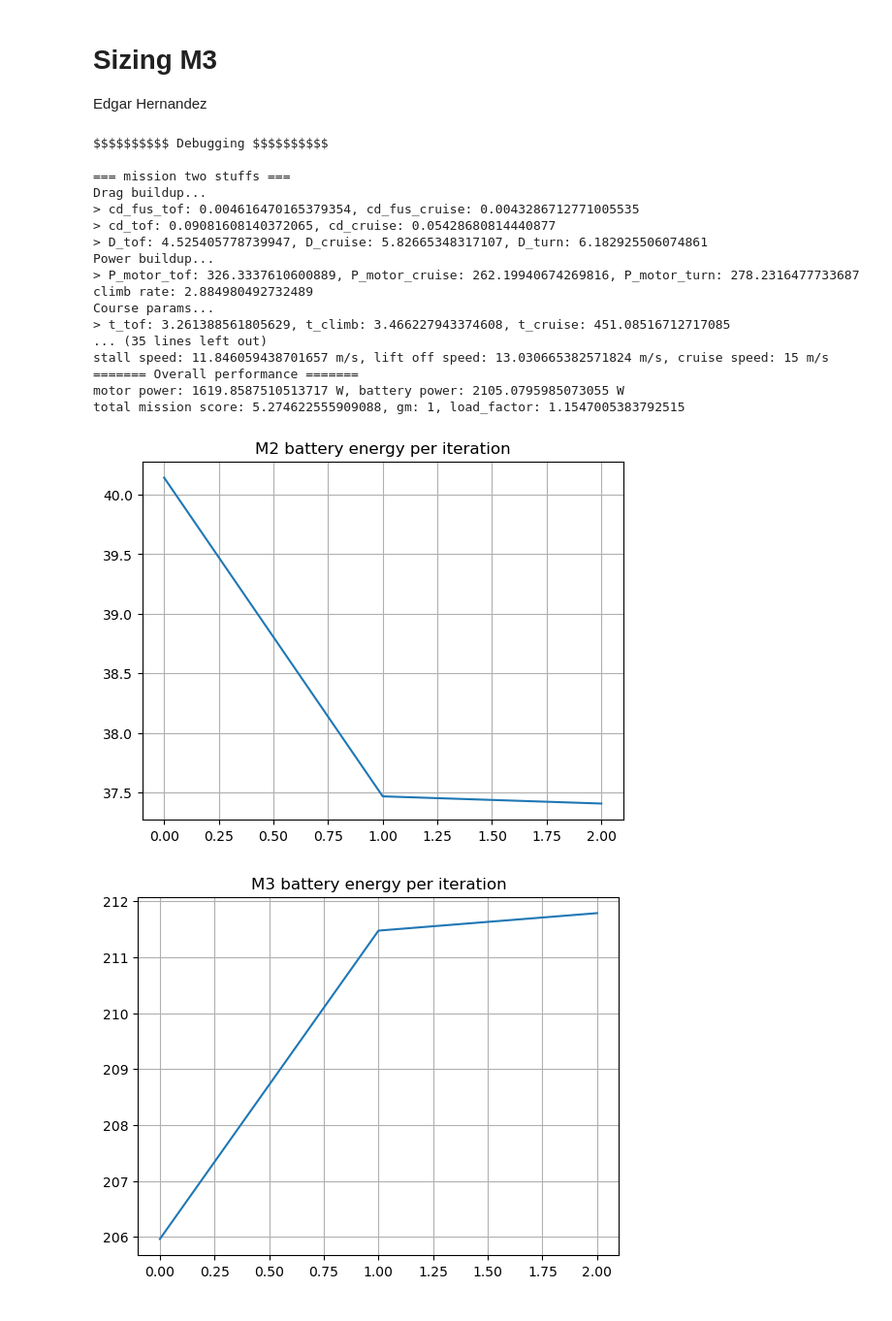
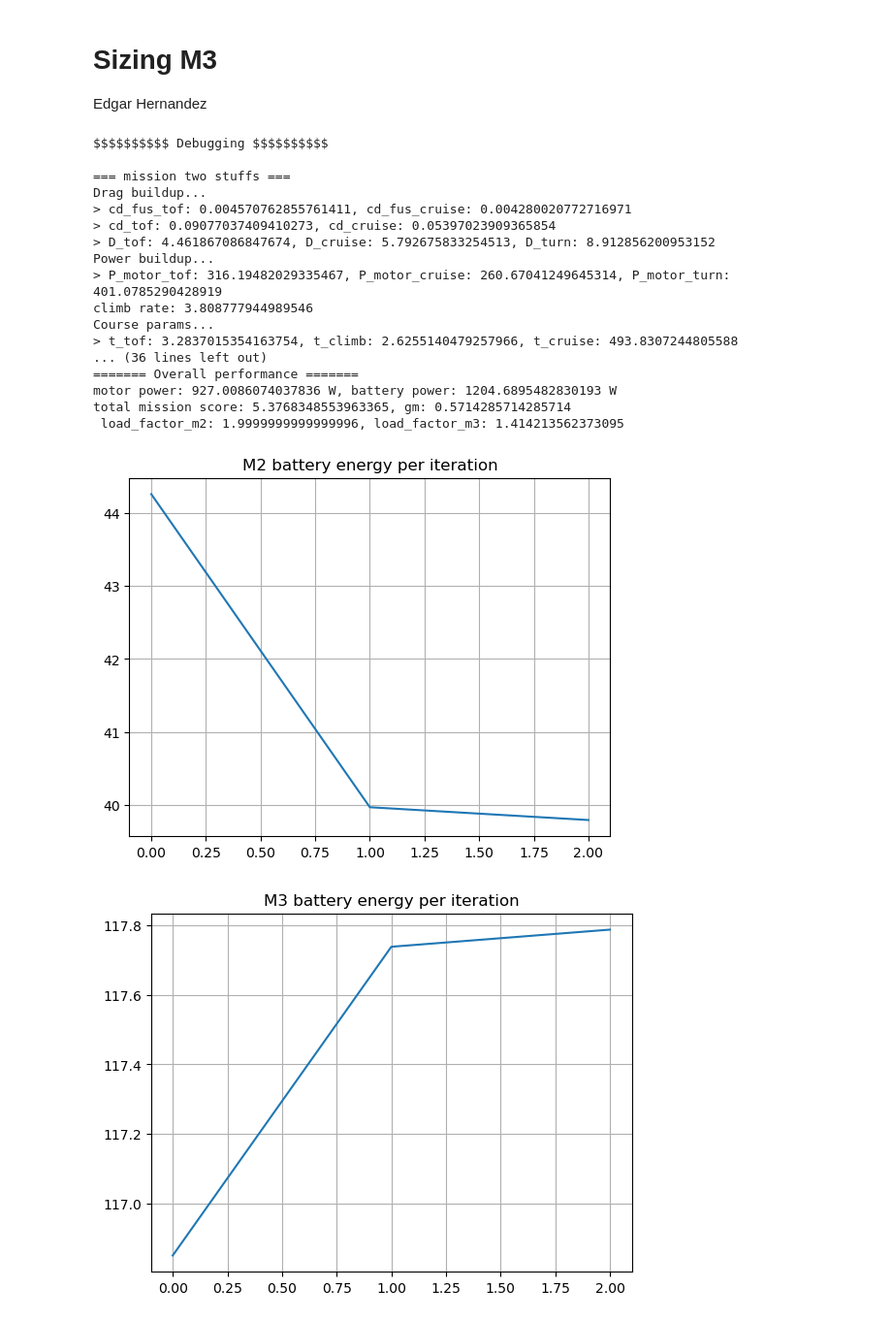
Before and after one commit to edgahhhh/dbf_2026, a Jupyter notebook: conceptual_design/constraint_analysis/sizing_m3.ipynb, the cells around one changed output. Shown: that part at 97% size. Saved outputs shown, nothing was run; the diff lists cells and outputs as text; code cells hidden in the pictures.

```diff
--- a/conceptual_design/constraint_analysis/sizing_m3.ipynb
+++ b/conceptual_design/constraint_analysis/sizing_m3.ipynb
@@ -5,38 +5,39 @@ Edgar Hernandez
 # %%
 from sizing import aircraft
 import numpy as np
 
+
 conditions = { 'altitude asl':397,'cruise altitude agl':10}
-aircraft_design_parameters = {'aspect ratio' : 4,'wing span':1.5,'CLmax':0.85,'CDmin_no_fuselage':0.04,'fineness ratio':6,'turning bank angle':np.pi/6}
+aircraft_design_parameters = {'aspect ratio' : 4,'wing span':1.5,'CLmax':0.85,'CDmin_no_fuselage':0.04,'fineness ratio':6,'m2 bank angle':np.pi/3, 'm3 bank angle': np.pi/4}
 aircraft_design_parameters['conditions'] = conditions
 mission_parameters = {'cargo':3,'ducks':15,'mission two cruise speed': 18,'banner length':5,'mission three cruise speed':15,'banner aspect ratio':5}
 course_parameters = {'ground run': 20,'time limit': 300,'length of straights': 304.8 }
 initial_guess = {'motor mass': 0.1,'m2 battery mass': 0.8,'m3 battery mass':0.5}
 
 my_plane=aircraft(aircraft_design_parameters, mission_parameters, course_parameters, initial_guess)
 
 my_plane.size_aircraft_all_missions(show_summary=True, debug_text=True)
 
 # print(my_plane.eff_system_cruise)
 # print(my_plane.drag_m3_cruise)
 # print(my_plane.drag_m3_turn)
 # %% [output]
 $$$$$$$$$$ Debugging $$$$$$$$$$
 
 === mission two stuffs ===
 Drag buildup...
-> cd_fus_tof: 0.004616470165379354, cd_fus_cruise: 0.0043286712771005535
-> cd_tof: 0.09081608140372065, cd_cruise: 0.05428680814440877
-> D_tof: 4.525405778739947, D_cruise: 5.82665348317107, D_turn: 6.182925506074861
+> cd_fus_tof: 0.004570762855761411, cd_fus_cruise: 0.004280020772716971
+> cd_tof: 0.09077037409410273, cd_cruise: 0.05397023909365854
+> D_tof: 4.461867086847674, D_cruise: 5.792675833254513, D_turn: 8.912856200953152
 Power buildup...
-> P_motor_tof: 326.3337610600889, P_motor_cruise: 262.19940674269816, P_motor_turn: 278.2316477733687
-climb rate: 2.884980492732489
+> P_motor_tof: 316.19482029335467, P_motor_cruise: 260.67041249645314, P_motor_turn: 401.0785290428919
+climb rate: 3.808777944989546
 Course params...
-> t_tof: 3.261388561805629, t_climb: 3.466227943374608, t_cruise: 451.08516712717085
-... (35 lines left out)
-stall speed: 11.846059438701657 m/s, lift off speed: 13.030665382571824 m/s, cruise speed: 15 m/s
+> t_tof: 3.2837015354163754, t_climb: 2.6255140479257966, t_cruise: 493.8307244805588
+... (36 lines left out)
 ======= Overall performance =======
-motor power: 1619.8587510513717 W, battery power: 2105.0795985073055 W
-total mission score: 5.274622555909088, gm: 1, load_factor: 1.1547005383792515
+motor power: 927.0086074037836 W, battery power: 1204.6895482830193 W
+total mission score: 5.3768348553963365, gm: 0.5714285714285714
+ load_factor_m2: 1.9999999999999996, load_factor_m3: 1.414213562373095
-[figure, old version]
+[figure, new version]
-[figure, old version]
+[figure, new version]
```
Also changed, not shown: parts of 1 cell of this notebook, 9 other files.
